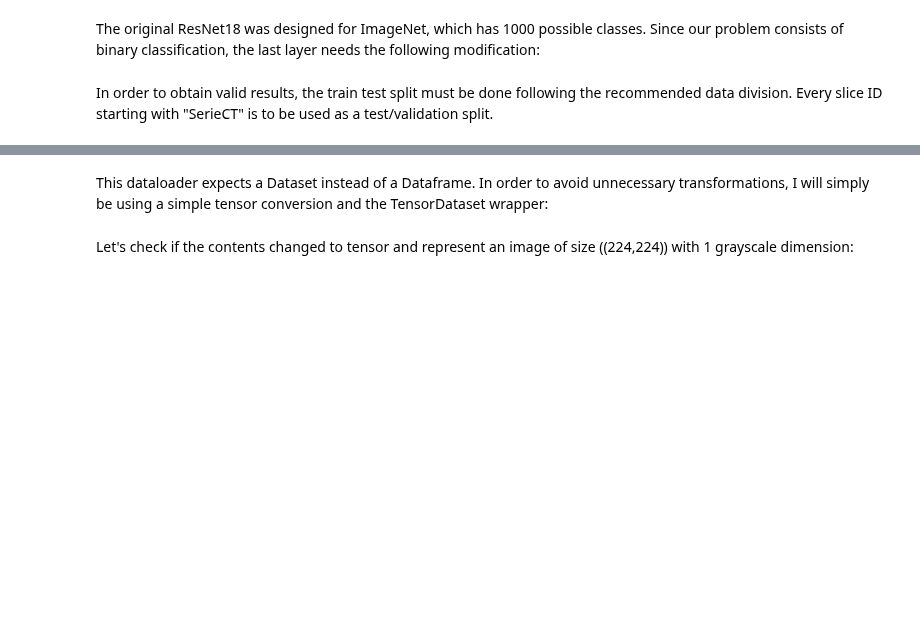
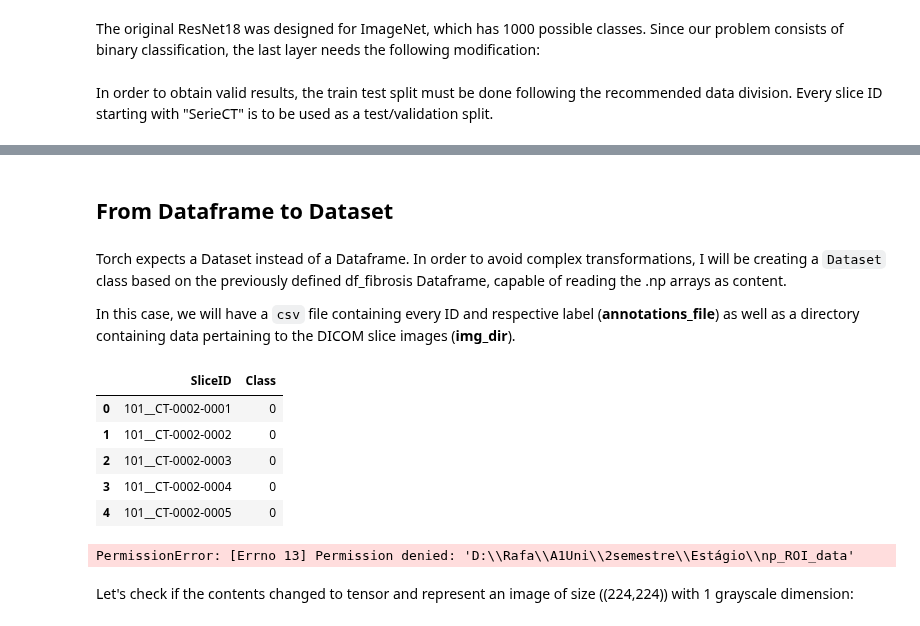
Before and after one commit to rafael-andre1/AI-for-Interstitial-Lung-Disease-Classification, a Jupyter notebook: modelDevelopment/resnetEval.ipynb, the cells around one changed output, grey strips where cells are left out. Cells and saved outputs as stored; diff of their text form; code cells hidden in the pictures; blank space fills up the shorter version.

```diff
--- a/modelDevelopment/resnetEval.ipynb
+++ b/modelDevelopment/resnetEval.ipynb
@@ -78,2 +83,0 @@ df_fibrosis.head()
-# %% [markdown]
-This dataloader expects a Dataset instead of a Dataframe. In order to avoid unnecessary transformations, I will simply be using a simple tensor conversion and the TensorDataset wrapper:
@@ -97,0 +84,16 @@ df_resnet = adapt_to_resnet(df_fibrosis)
+# %% [markdown]
+## From Dataframe to Dataset
+# %% [markdown]
+Torch expects a Dataset instead of a Dataframe. In order to avoid complex transformations, I will be creating a `Dataset` class based on the previously defined df_fibrosis Dataframe, capable of reading the .np arrays as content.
+
+In this case, we will have a `csv` file containing every ID and respective label (**annotations_file**) as well as a directory containing data pertaining to the DICOM slice images (**img_dir**).
+# %%
+df_annotations = df_fibrosis.drop(columns="SliceData")
+df_annotations.head()
+# %% [output]
+|  | SliceID | Class |
+| 0 | 101__CT-0002-0001 | 0 |
+| 1 | 101__CT-0002-0002 | 0 |
+| 2 | 101__CT-0002-0003 | 0 |
+| 3 | 101__CT-0002-0004 | 0 |
+| 4 | 101__CT-0002-0005 | 0 |
@@ -98,3 +126,19 @@ df_resnet = adapt_to_resnet(df_fibrosis)
+# %%
+# Define paths
+annotations_file = r'D:\Rafa\A1Uni\2semestre\Estágio\np_ROI_data'  # CSV with image filenames & labels
+img_dir = "./fibrosis_annotations.csv"  # Folder with np files
+
+# Define transformations (if needed)
+transform = transforms.Compose([
+    transforms.Resize((224, 224)),  # Resize images to 224x224
+    transforms.ToTensor(),          # Convert images to tensors
+    transforms.Normalize(mean=[0.5], std=[0.5])  # Normalize (for grayscale)
+])
+
+# Create dataset instance
+dataset = CustomImageDataset(annotations_file, img_dir, transform=transform)
+# %% [output]
+PermissionError: [Errno 13] Permission denied: 'D:\\Rafa\\A1Uni\\2semestre\\Estágio\\np_ROI_data'
 # %% [markdown]
 Let's check if the contents changed to tensor and represent an image of size ((224,224)) with 1 grayscale dimension:
 # %%
```
Also changed, not shown: parts of 7 cells of this notebook, 3 other files.
